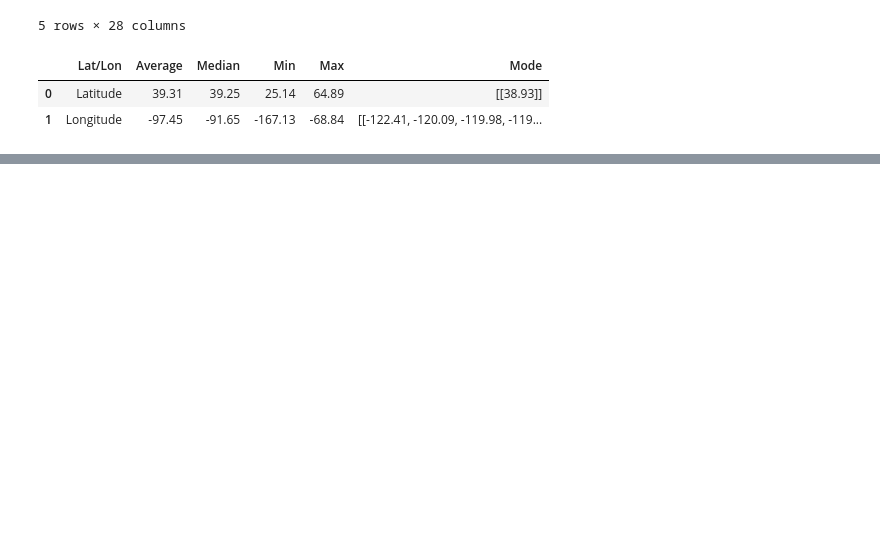
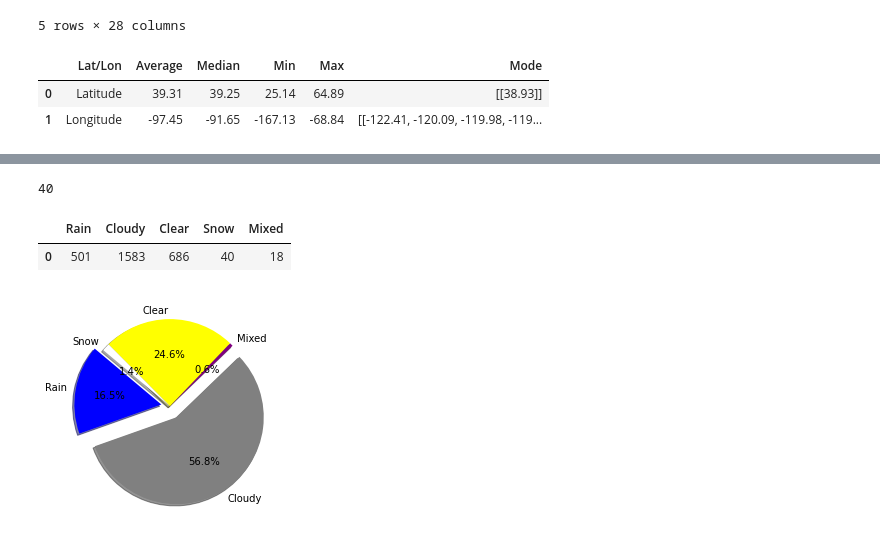
Before and after one commit to ClovisL/Bigfoot_Sightings, a Jupyter notebook: Bigfoot_Sightings.ipynb, the cells around one changed output, grey strips where cells are left out. Cells and saved outputs as stored; diff of their text form; code cells hidden in the pictures; blank space fills up the shorter version.

```diff
--- a/Bigfoot_Sightings.ipynb
+++ b/Bigfoot_Sightings.ipynb
@@ -99,0 +162,6 @@ fig
+# %%
+#displaying the number of time that key words used to describe the weather
+weather_foot = bigfoot_data['summary'].str.split(expand=True).stack().value_counts()
+weather_foot['precipitation']
+# %% [output]
+40
@@ -99,0 +175,31 @@ fig
+# %%
+#creating a dataframe with the values that were summed together
+weather_Data = pd.DataFrame({
+    "Rain": [rain],
+    "Cloudy": [cloudy],
+    "Clear": [clear],
+    "Snow": [snow],
+    "Mixed": [mixed_precip]
+})
+
+#displaying the DataFrame
+weather_Data
+# %% [output]
+|  | Rain | Cloudy | Clear | Snow | Mixed |
+| 0 | 501 | 1583 | 686 | 40 | 18 |
+# %%
+#Plotting a pie chart to visualize the above findings
+
+#weather_pie = weather_Data.plot(kind="pie", y='', title=("Weather Most Seen In")) FAILED IT
+
+labels = ['Rain', 'Cloudy', 'Mixed','Clear', 'Snow']
+size = [461, 1583, 18, 686, 40]
+colors = ['blue', 'grey','purple', 'yellow', 'white']
+explode = (0.1, 0.15, 0, 0, 0)
+
+
+plt.pie(size,explode=explode ,labels=labels, colors=colors,
+        autopct="%1.1f%%", shadow=True, startangle=140)
+plt.show()
+# %% [output]
+[figure, added]
```
Also changed, not shown: parts of 15 cells of this notebook.
